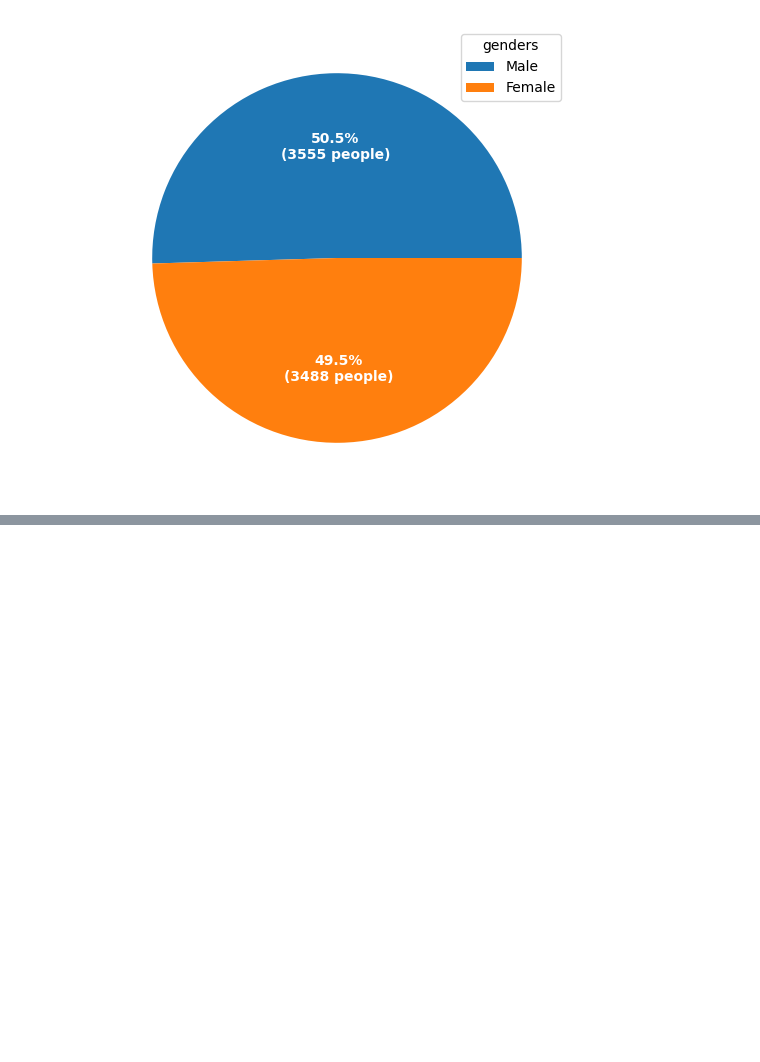
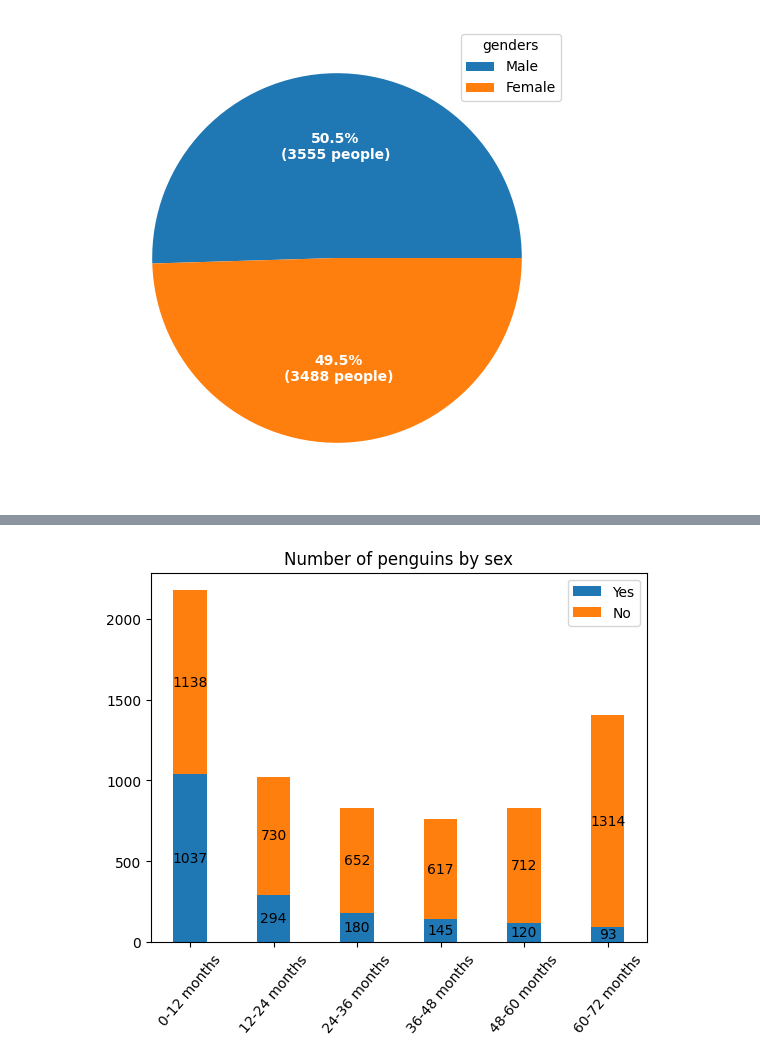
Before and after one commit to UZOKMUROD/telco-churn, a Jupyter notebook: notebooks/eda.ipynb, the cells around one changed output, grey strips where cells are left out. Cells and saved outputs as stored; diff of their text form; code cells hidden in the pictures; blank space fills up the shorter version.

```diff
--- a/notebooks/eda.ipynb
+++ b/notebooks/eda.ipynb
@@ -150,0 +224,5 @@ plt.show()
+# %%
+list = [0, 12, 24, 36, 48, 60, 72]
+
+tenure = pd.cut(df['tenure'], list)
+tenure
@@ -150,0 +243,5 @@ plt.show()
+# %%
+churn_tenure = pd.DataFrame(tenure)
+# %%
+churn_tenure['churn'] = df["Churn"]
+churn_tenure
@@ -150,0 +262,30 @@ plt.show()
+# %%
+grouped = churn_tenure.groupby('tenure').value_counts().unstack()
+grouped.columns.name = None
+
+group1 = [i.left for i in grouped.index]
+group2 = [i.right for i in grouped.index]
+group = [f'{a}-{b} months' for a, b in zip(group1, group2)]
+answer_counts = {
+    'Yes':[grouped.loc[interval, 'Yes'] for interval in grouped.index],
+    'No': [grouped.loc[interval, 'No'] for interval in grouped.index]
+}
+width = 0.4  # the width of the bars: can also be len(x) sequence
+
+
+fig, ax = plt.subplots()
+bottom = np.zeros(6)
+
+for answer, counts in answer_counts.items():
+    p = ax.bar(group, counts, width, label=answer, bottom=bottom)
+    bottom += counts
+
+    ax.bar_label(p, label_type='center')
+
+ax.set_title('Number of penguins by sex')
+ax.legend()
+plt.xticks(rotation=50)
+
+plt.show()
+# %% [output]
+[figure, added]
```
Also changed, not shown: parts of 8 cells of this notebook.
